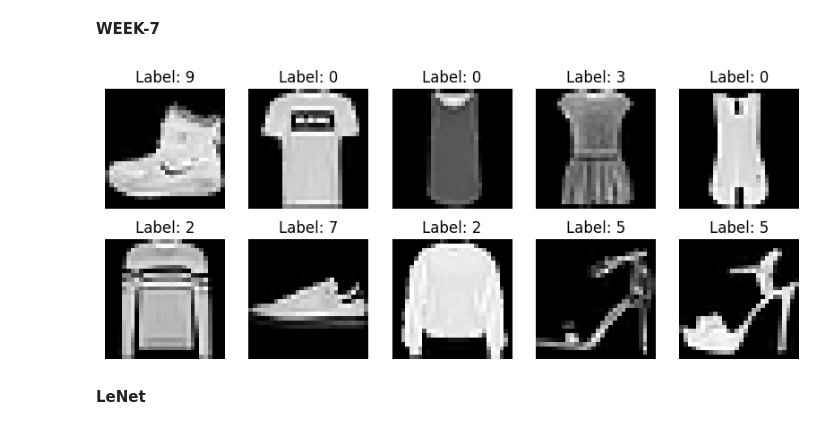
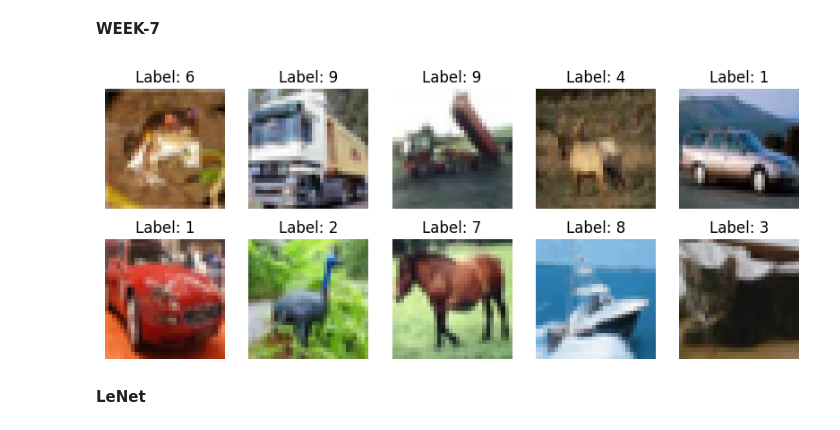
Before and after one commit to anushkamaisa/DL, a Jupyter notebook: Assessment.ipynb, the cells around one changed output. Drawn from its saved outputs; the diff is of its cells as text; code cells hidden in the pictures.

```diff
--- a/Assessment.ipynb
+++ b/Assessment.ipynb
@@ -1363,25 +1369,36 @@ It gives better accuracy compared to basic neural networks because it captures s
 **WEEK-7**
 # %%
 import keras
-import keras.utils
-from keras import datasets,layers,models
+from keras import datasets
 from keras.models import Sequential
-from keras.layers import Conv2D, AveragePooling2D,MaxPooling2D, Dense, Flatten, Activation
-from keras.utils import to_categorical
-import numpy as np
+from keras.layers import Conv2D, MaxPooling2D, AveragePooling2D, Flatten, Dense, Dropout, BatchNormalization
 import matplotlib.pyplot as plt
 
+(x_train, y_train), (x_test, y_test) = datasets.cifar10.load_data()
 
-(x_train, y_train), (x_test, y_test) = datasets.fashion_mnist.load_data()
 plt.figure(figsize=(10, 4))
 for i in range(10):
     plt.subplot(2, 5, i + 1)
-    plt.imshow(x_train[i], cmap='gray')
-    plt.title(f"Label: {y_train[i]}")
+    plt.imshow(x_train[i])
+    plt.title(f"Label: {y_train[i][0]}")
     plt.axis('off')
 plt.show()
+
+x_train_main = x_train[:40000]
+y_train_main = y_train[:40000]
+
+x_val = x_train[40000:]
+y_val = y_train[40000:]
+
+x_train_main = x_train_main / 255.0
+x_val = x_val / 255.0
+x_test = x_test / 255.0
+
+y_train_main = keras.utils.to_categorical(y_train_main, 10)
+y_val = keras.utils.to_categorical(y_val, 10)
+y_test = keras.utils.to_categorical(y_test, 10)
 # %% [output]
-[figure, old version]
+[figure, new version]
 # %% [markdown]
 **LeNet**
 # %%
```
Also changed, not shown: parts of 24 cells of this notebook.
